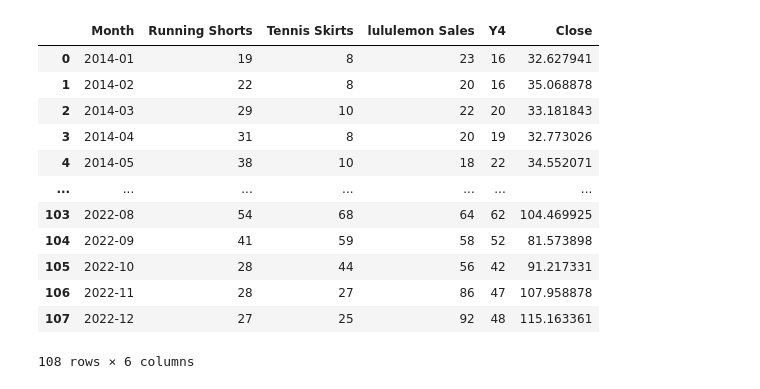
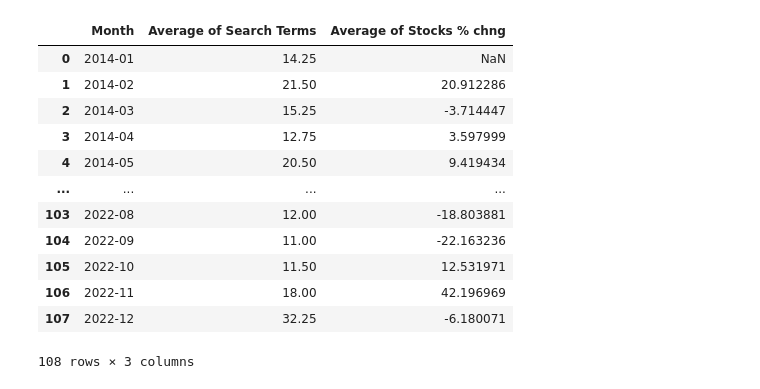
Before and after one commit to jordanyio/project-ai, a Jupyter notebook: mob/MobNotepad.ipynb, the cells around one changed output. Cells and saved outputs as stored; diff of their text form; code cells hidden in the pictures.

```diff
--- a/mob/MobNotepad.ipynb
+++ b/mob/MobNotepad.ipynb
@@ -38,14 +43,34 @@ lulu_lemon_df = pd.read_csv('resources/lululemon.csv', skiprows=1, header=None,
 # %%
 # Run 3rd
+# Clean the dataframes
 
-list_of_dfs = [running_shorts_df, tennis_skirt_df, lulu_lemon_df]
+import pandas as pd
 
 def clean_dataframes(dfs_list):
     for df in dfs_list:
         df.drop(0, inplace=True)
 
+# Assuming pandora_necklace_df, pandora_rings_df, pandora_bracelet_df, and pandora_charms_df are Pandas DataFrames
+list_of_dfs = [pandora_necklace_df, pandora_rings_df, pandora_bracelet_df, pandora_charms_df]
+
+# Call the function to clean the DataFrames in the list
 clean_dataframes(list_of_dfs)
-running_shorts_df, tennis_skirt_df, lulu_lemon_df
+
+# Display the cleaned DataFrames
+for df in list_of_dfs:
+    print(df)
+
+
+##def clean_dataframes(dfs_list):
+    ##for df in dfs_list:
+        ##df.drop(0, inplace=True)
+
+##clean_dataframes(list_of_dfs)
+
+# Display the dataframes
+
+##for df in list_of_dfs:
+    ##print(df)
 
 #running_shorts_df['Month'].dtype, tennis_skirt_df['Month'].dtype, lulu_lemon_df['Month'].dtype
 # %% [output]
@@ -107,5 +185,8 @@ plt.show()
 # Run 5th
 
 stock_and_google_trends_df = merged_df
+merged_df = merged_df[['Month', 'Average of Search Terms']]
 merged_df
+#stock_and_google_trends_df = merged_df
+#merged_df
 # %% [output]
@@ -149,0 +272,6 @@ dtype('O')
+# %%
+# Usage
+
+list_of_stock_dfs = get_stock_data(ticker_list)
+
+list_of_stock_dfs
@@ -150,21 +368,21 @@ dtype('O')
 # %%
 # Run 7th
-stock_and_google_trends_df = pd.merge(merged_df, stock_df, on='Month')
+stock_and_google_trends_df = pd.merge(merged_df, merged_stocks, on='Month')
 stock_and_google_trends_df
 # %% [output]
-|  | Month | Running Shorts | Tennis Skirts | lululemon Sales | Y4 | Close |
-| 0 | 2014-01 | 19 | 8 | 23 | 16 | 32.627941 |
-| 1 | 2014-02 | 22 | 8 | 20 | 16 | 35.068878 |
-| 2 | 2014-03 | 29 | 10 | 22 | 20 | 33.181843 |
-| 3 | 2014-04 | 31 | 8 | 20 | 19 | 32.773026 |
-| 4 | 2014-05 | 38 | 10 | 18 | 22 | 34.552071 |
-| ... | ... | ... | ... | ... | ... | ... |
-| 103 | 2022-08 | 54 | 68 | 64 | 62 | 104.469925 |
-| 104 | 2022-09 | 41 | 59 | 58 | 52 | 81.573898 |
-| 105 | 2022-10 | 28 | 44 | 56 | 42 | 91.217331 |
-| 106 | 2022-11 | 28 | 27 | 86 | 47 | 107.958878 |
-| 107 | 2022-12 | 27 | 25 | 92 | 48 | 115.163361 |
+|  | Month | Average of Search Terms | Average of Stocks % chng |
+| 0 | 2014-01 | 14.25 | NaN |
+| 1 | 2014-02 | 21.50 | 20.912286 |
+| 2 | 2014-03 | 15.25 | -3.714447 |
+| 3 | 2014-04 | 12.75 | 3.597999 |
+| 4 | 2014-05 | 20.50 | 9.419434 |
+| ... | ... | ... | ... |
+| 103 | 2022-08 | 12.00 | -18.803881 |
+| 104 | 2022-09 | 11.00 | -22.163236 |
+| 105 | 2022-10 | 11.50 | 12.531971 |
+| 106 | 2022-11 | 18.00 | 42.196969 |
+| 107 | 2022-12 | 32.25 | -6.180071 |
-108 rows × 6 columns
+108 rows × 3 columns
 # %%
 # Run 8th
 
```
Also changed, not shown: parts of 22 cells of this notebook, 38 other files.
